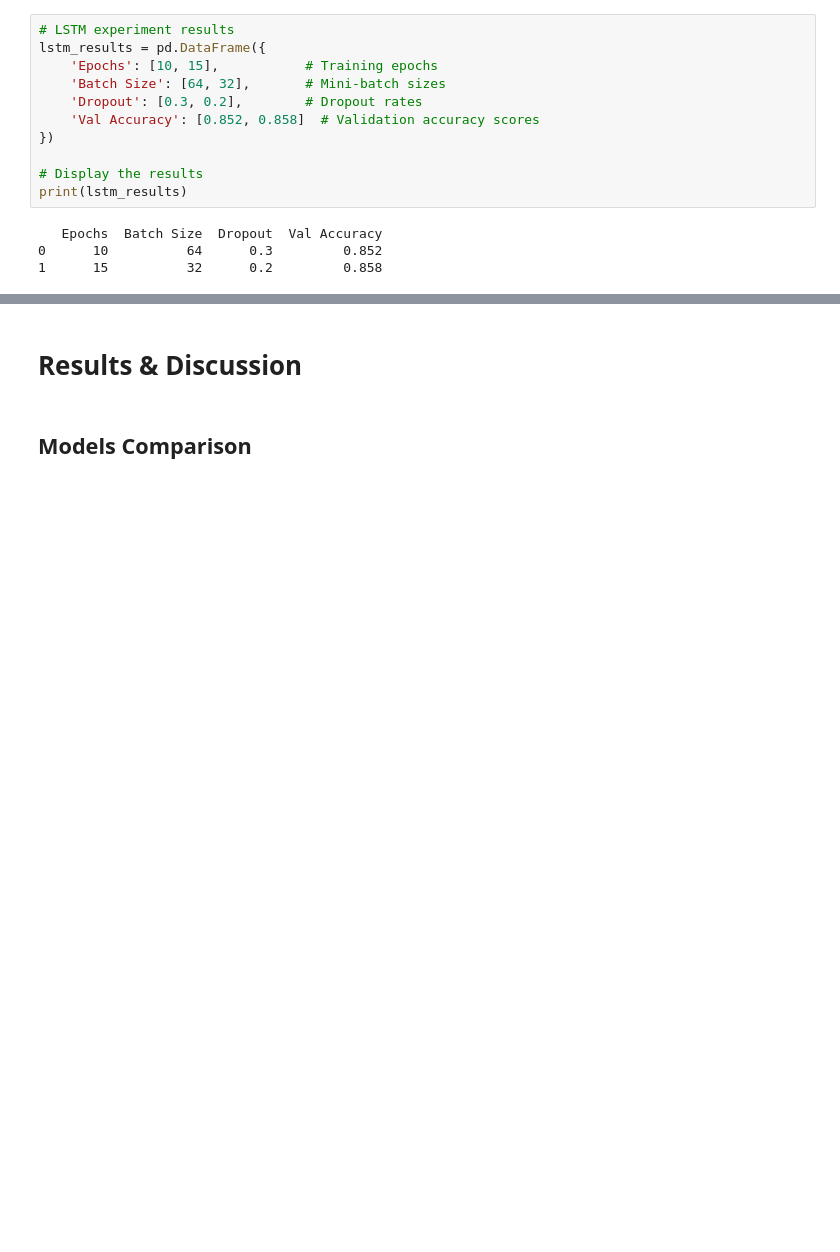
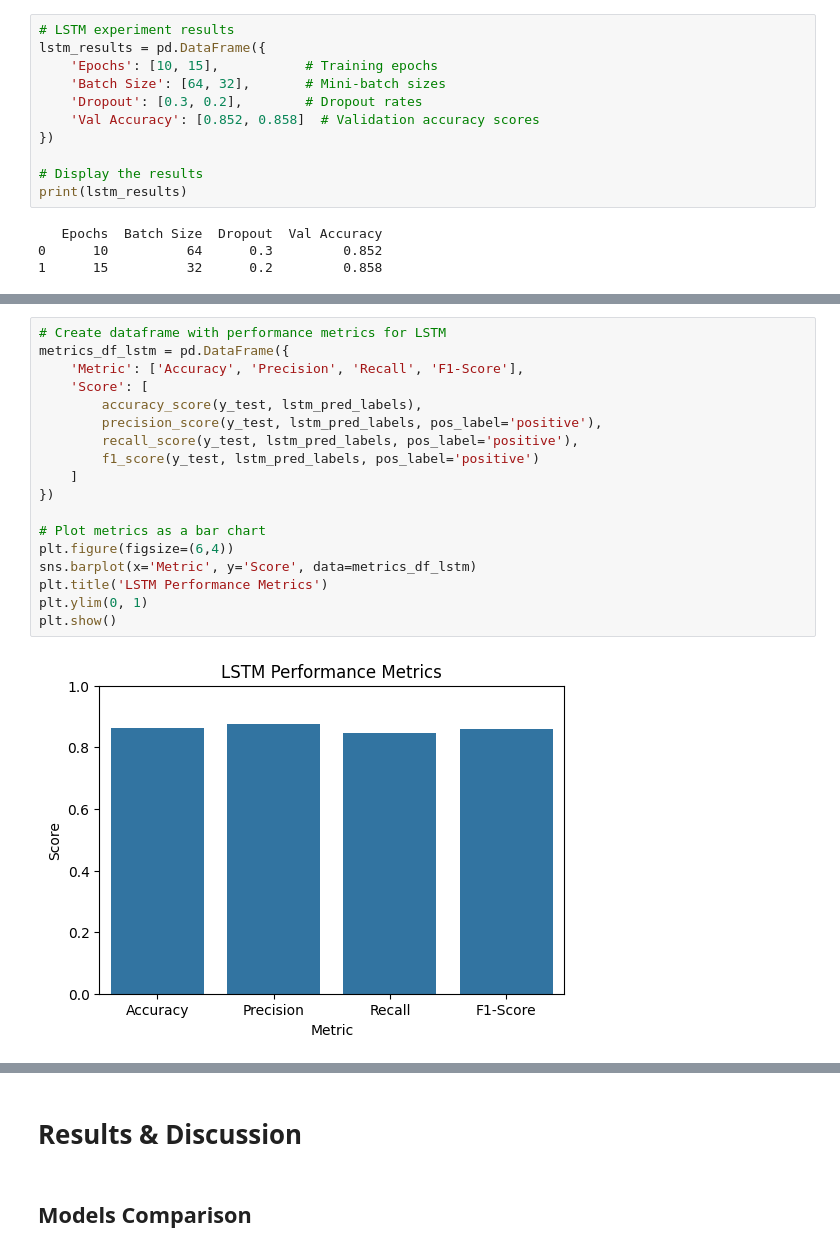
Before and after one commit to Geu-Pro2023/Sentiment_Analysis_Group12, a Jupyter notebook: sentiment_analysis.ipynb, the cells around one changed output, grey strips where cells are left out. Drawn from its saved outputs; the diff is of its cells as text; blank space fills up the shorter version.

```diff
--- a/sentiment_analysis.ipynb
+++ b/sentiment_analysis.ipynb
@@ -602,0 +642,20 @@ print(lstm_results)
+# %%
+# Create dataframe with performance metrics for LSTM
+metrics_df_lstm = pd.DataFrame({
+    'Metric': ['Accuracy', 'Precision', 'Recall', 'F1-Score'],
+    'Score': [
+        accuracy_score(y_test, lstm_pred_labels),
+        precision_score(y_test, lstm_pred_labels, pos_label='positive'),
+        recall_score(y_test, lstm_pred_labels, pos_label='positive'),
+        f1_score(y_test, lstm_pred_labels, pos_label='positive')
+    ]
+})
+
+# Plot metrics as a bar chart
+plt.figure(figsize=(6,4))
+sns.barplot(x='Metric', y='Score', data=metrics_df_lstm)
+plt.title('LSTM Performance Metrics')
+plt.ylim(0, 1)
+plt.show()
+# %% [output]
+[figure, added]
```
Also changed, not shown: parts of 24 cells of this notebook.
